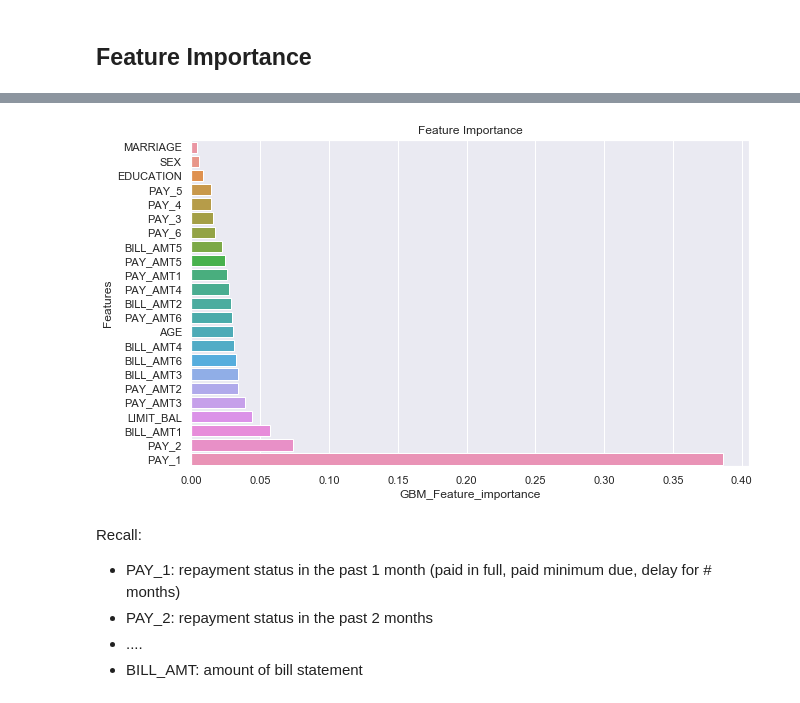
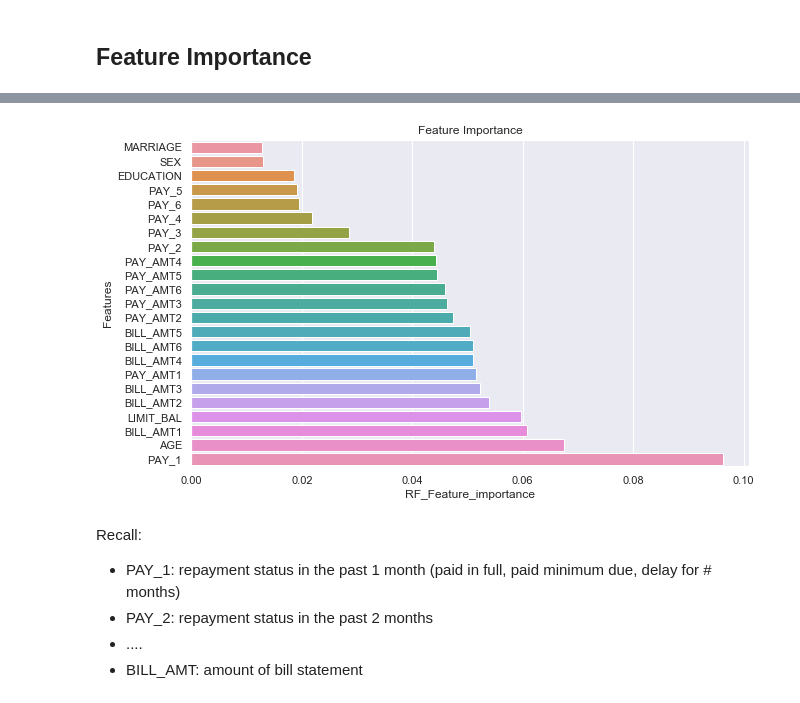
Before and after one commit to PJalgotrader/ML-USU-SP21, a Jupyter notebook: Classes/Class 22- Boosting models/XGBOOST_classification_creditcard.ipynb, the cells around one changed output, grey strips where cells are left out. Drawn from its saved outputs; the diff is of its cells as text; code cells hidden in the pictures.

```diff
--- a/Classes/Class 22- Boosting models/XGBOOST_classification_creditcard.ipynb
+++ b/Classes/Class 22- Boosting models/XGBOOST_classification_creditcard.ipynb
@@ -314,7 +314,7 @@ FIM = pd.DataFrame({'Features': X_train.columns
                    , 'AdB_Feature_importance':AdB_importance
                    , 'GBM_Feature_importance':GBM_importance
                    , 'XGB_Feature_importance':XGB_importance})
-FIM = FIM.sort_values(by=['GBM_Feature_importance'])
+FIM = FIM.sort_values(by=['RF_Feature_importance'])
 FIM
 # %% [output]
 |  | Features | RF_Feature_importance | AdB_Feature_importance | GBM_Feature_importance | XGB_Feature_importance |
@@ -337,10 +337,10 @@ FIM
 # %%
 plt.figure(figsize=(10,6))
 plt.title('Feature Importance')
-sns.barplot(y='Features', x='GBM_Feature_importance', data=FIM)
+sns.barplot(y='Features', x='RF_Feature_importance', data=FIM)
 plt.show()
 # %% [output]
-[figure, old version]
+[figure, new version]
 # %% [markdown]
 Recall:
 - PAY_1: repayment status in the past 1 month (paid in full, paid minimum due, delay for # months)
```
Also changed, not shown: parts of 9 cells of this notebook, 1 other file.
